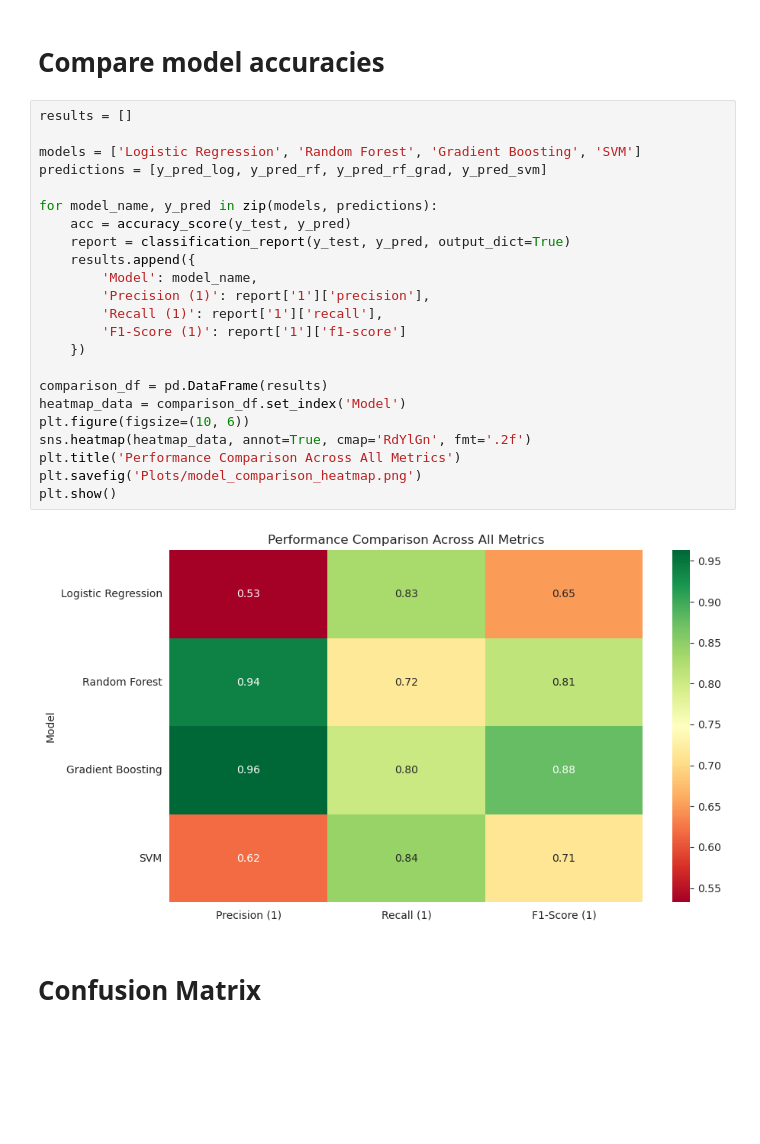
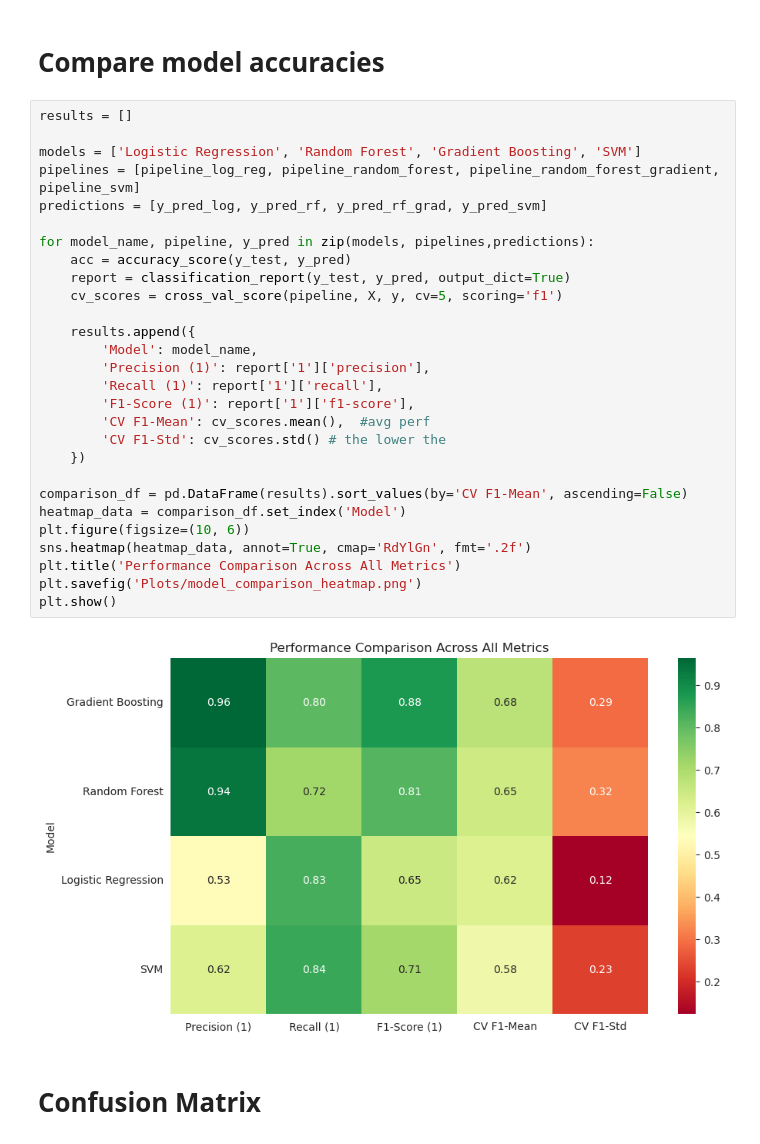
Before and after one commit to efeherek/Predicting-Credit-Card-Attrition, a Jupyter notebook: Project_Jupyter.ipynb, the cells around one changed output. Saved outputs shown, nothing was run; the diff lists cells and outputs as text; blank space fills up the shorter version.

```diff
--- a/Project_Jupyter.ipynb
+++ b/Project_Jupyter.ipynb
@@ -345,28 +345,33 @@ weighted avg       0.91      0.89      0.90      2026
 # %%
 results = []
 
 models = ['Logistic Regression', 'Random Forest', 'Gradient Boosting', 'SVM']
+pipelines = [pipeline_log_reg, pipeline_random_forest, pipeline_random_forest_gradient, pipeline_svm]
 predictions = [y_pred_log, y_pred_rf, y_pred_rf_grad, y_pred_svm]
 
-for model_name, y_pred in zip(models, predictions):
+for model_name, pipeline, y_pred in zip(models, pipelines,predictions):
     acc = accuracy_score(y_test, y_pred)
     report = classification_report(y_test, y_pred, output_dict=True)
+    cv_scores = cross_val_score(pipeline, X, y, cv=5, scoring='f1')
+
     results.append({
         'Model': model_name,
         'Precision (1)': report['1']['precision'],
         'Recall (1)': report['1']['recall'],
-        'F1-Score (1)': report['1']['f1-score']
+        'F1-Score (1)': report['1']['f1-score'],
+        'CV F1-Mean': cv_scores.mean(),  #avg perf
+        'CV F1-Std': cv_scores.std() # the lower the
     })
 
-comparison_df = pd.DataFrame(results)
+comparison_df = pd.DataFrame(results).sort_values(by='CV F1-Mean', ascending=False)
 heatmap_data = comparison_df.set_index('Model')
 plt.figure(figsize=(10, 6))
 sns.heatmap(heatmap_data, annot=True, cmap='RdYlGn', fmt='.2f')
 plt.title('Performance Comparison Across All Metrics')
 plt.savefig('Plots/model_comparison_heatmap.png')
 plt.show()
 # %% [output]
-[figure, old version]
+[figure, new version]
 # %% [markdown]
 # Confusion Matrix
 # %%
```
Also changed, not shown: parts of 4 cells of this notebook.
